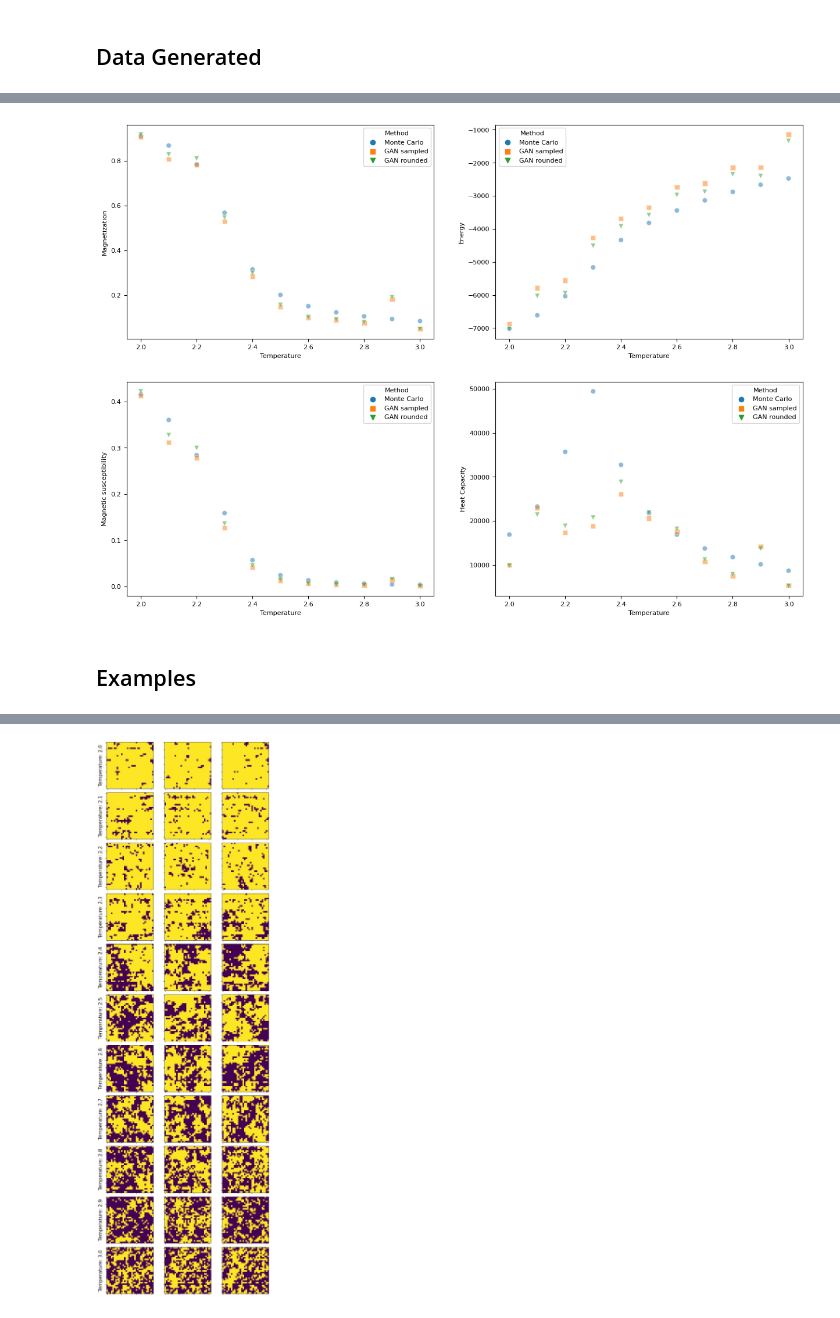
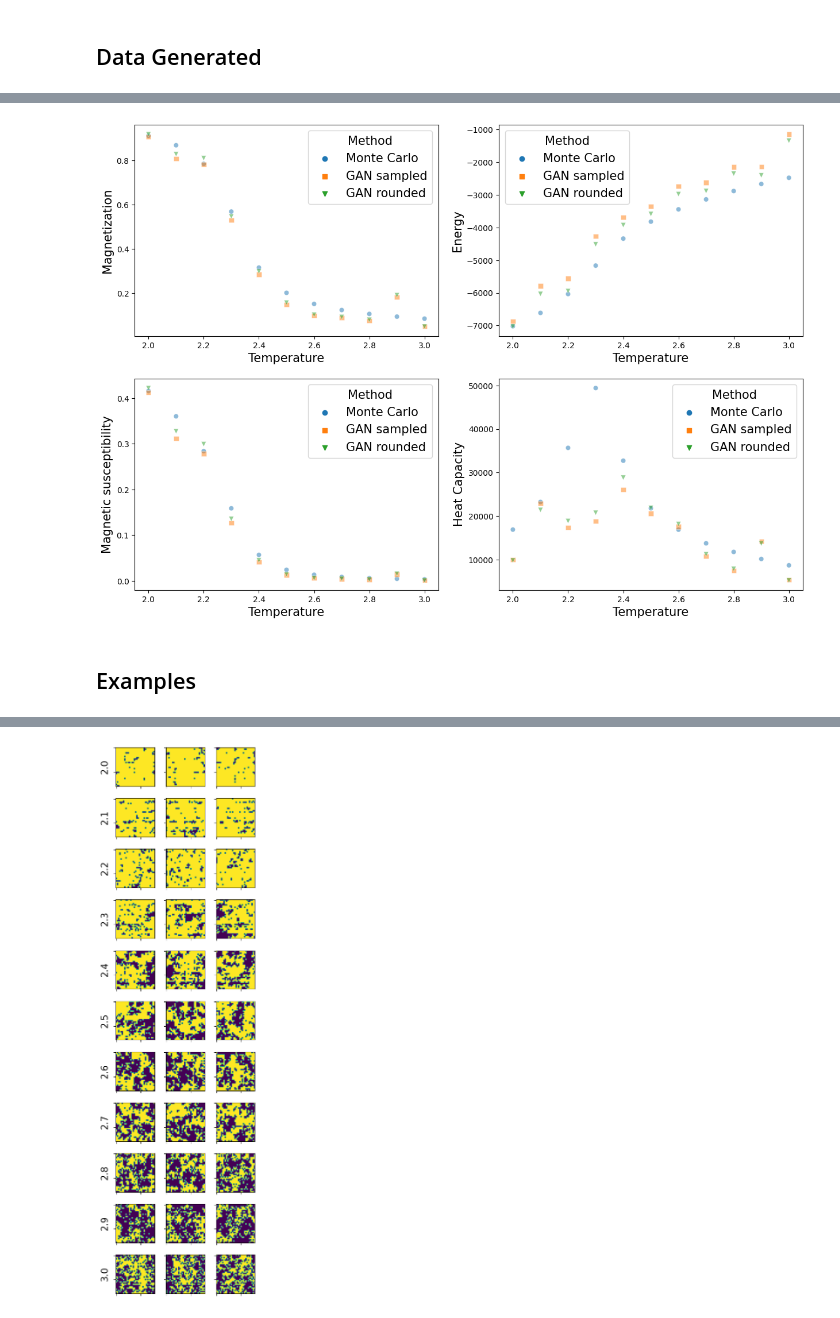
Before and after one commit to pSzyc/Ising, a Jupyter notebook: Model/GAN/GAN_sample.ipynb, the cells around one changed output, grey strips where cells are left out. Cells and saved outputs as stored; diff of their text form; code cells hidden in the pictures.

```diff
--- a/Model/GAN/GAN_sample.ipynb
+++ b/Model/GAN/GAN_sample.ipynb
@@ -157,10 +160,10 @@ df = pd.DataFrame(data_list, columns=['Magnetization', 'Energy', 'Magnetic susce
 # %%
 df.to_csv(f"results/{folder}/data.csv", index=False)
 # %%
-final_plot(df)
+final_plot(df_plots)
 plt.savefig(f"results/{folder}/plots/final_plot.svg")
 # %% [output]
-[figure, old version]
+[figure, new version]
 # %% [markdown]
 ## Examples
 # %%
@@ -178,28 +181,30 @@ WARNING:tensorflow:No training configuration found in save file, so the model wa
 WARNING:tensorflow:No training configuration found in save file, so the model was *not* compiled. Compile it manually.
 WARNING:tensorflow:No training configuration found in save file, so the model was *not* compiled. Compile it manually.
 WARNING:tensorflow:No training configuration found in save file, so the model was *not* compiled. Compile it manually.
+# %%
+long_fig = style.get_figsize("long_fig")
 # %%
 import numpy as np
 import matplotlib.pyplot as plt
 
 def plot_samples(titles_temps, folder, name):
     nrpws = len(titles_temps)
     ncols = 3
-    fig, axes = plt.subplots(nrows=nrpws, ncols=ncols, figsize=(8, 24))
+    fig, axes = plt.subplots(nrows=nrpws, ncols=ncols, figsize=long_fig)
     plt.subplots_adjust(top=0.96)
     for i, ax_row in enumerate(axes):
         title, temp = titles_temps[i]
-        ax_row[0].set_ylabel(title, rotation=90, size=15)
+        ax_row[0].set_ylabel(title.split()[-1], rotation=90, size=15)
         predictions = sample(5, models[temp])
         for j, ax in enumerate(ax_row):
             ax.yaxis.set_ticklabels([])
             ax.xaxis.set_ticklabels([])
             spins = np.random.binomial(1, predictions[j, :, :])
             ax.imshow(spins, vmin=0, vmax=1)
     plt.tight_layout()
     plt.savefig(f"results/{folder}/plots/samples_{name}.svg")
 
 titles_temps = list(zip(titles, temps))
 plot_samples(titles_temps, folder, "all")
 # %% [output]
-[figure, old version]
+[figure, new version]
```
Also changed, not shown: parts of 3 cells of this notebook, 10 other files.
